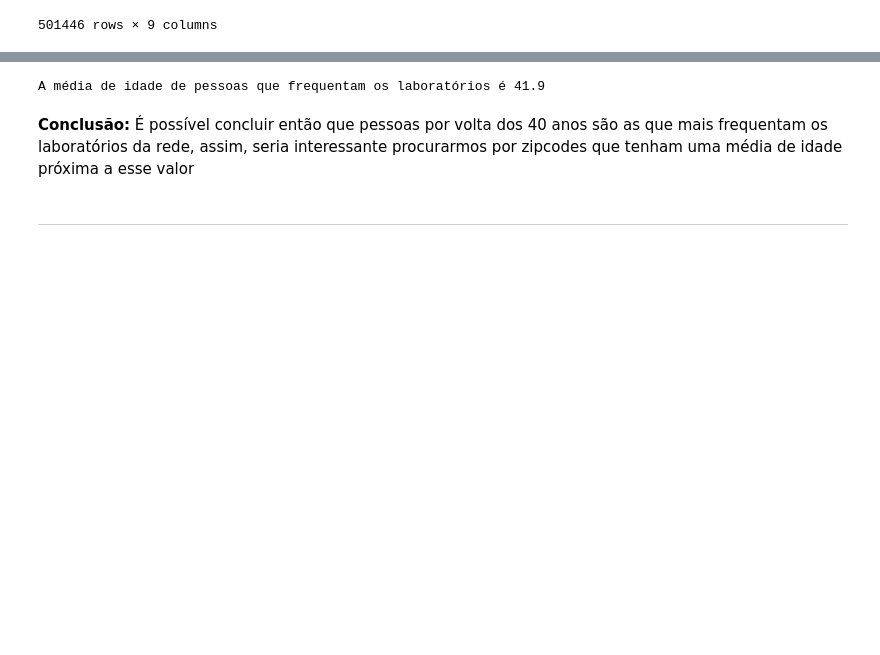
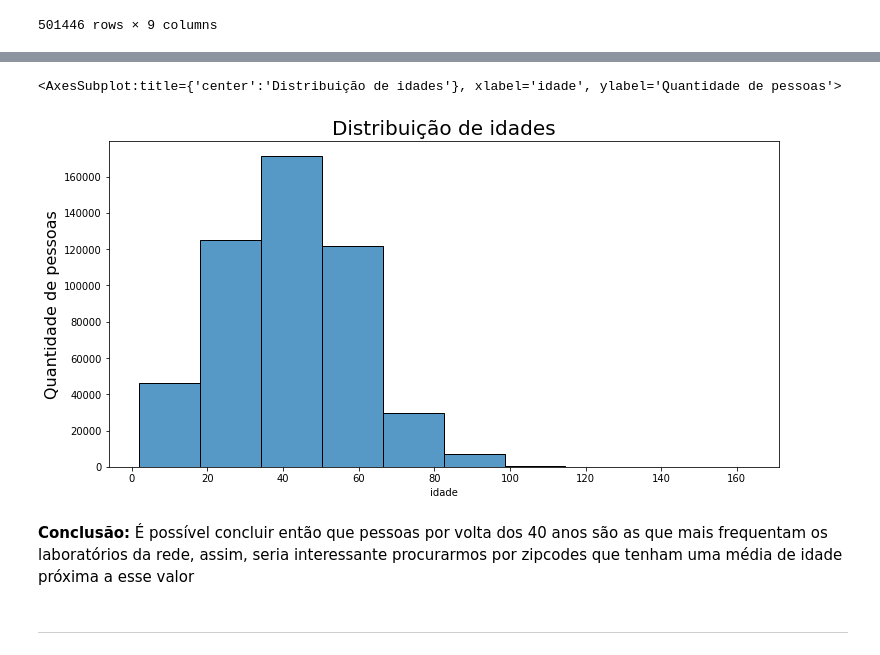
Before and after one commit to Davi-Tolen/ProjetoElo, a Jupyter notebook: Case Elo.ipynb, the cells around one changed output, grey strips where cells are left out. Saved outputs shown, nothing was run; the diff lists cells and outputs as text; code cells hidden in the pictures; blank space fills up the shorter version.

```diff
--- a/Case Elo.ipynb
+++ b/Case Elo.ipynb
@@ -278,6 +268,7 @@ pacientes_unicos_transactional_data
 501446 rows × 9 columns
 # %%
 pacientes_unicos_transactional_data['year'] = pd.DatetimeIndex(pacientes_unicos_transactional_data['date_of_birth']).year
+pacientes_unicos_transactional_data['idade'] = (2022 - pacientes_unicos_transactional_data['year'])
 pacientes_unicos_transactional_data
 # %% [output]
 |  | patient_id | gender | date_of_birth | date_of_service | service_id | lab_id | cod_item | testing_cost | ... |
@@ -296,10 +287,12 @@ pacientes_unicos_transactional_data
-# %%
-# calculando média de idade dos pacientes
-media = (2022 - (pacientes_unicos_transactional_data.year.mean()))
-print(f'A média de idade de pessoas que frequentam os laboratórios é {media:.1f}')
-pacientes_unicos_transactional_data.drop(columns=['year'], inplace = True)
-# %% [output]
-A média de idade de pessoas que frequentam os laboratórios é 41.9
+# %%
+ax = sns.histplot(pacientes_unicos_transactional_data['idade'],bins=10)
+ax.figure.set_size_inches(12,6)
+ax.set_title('Distribuição de idades', fontsize=20)
+ax.set_ylabel('Quantidade de pessoas', fontsize=16)
+ax
+# %% [output]
+<AxesSubplot:title={'center':'Distribuição de idades'}, xlabel='idade', ylabel='Quantidade de pessoas'>
+[figure, added]
 # %% [markdown]
 **Conclusão:** É possível concluir então que pessoas por volta dos 40 anos são as que mais frequentam os laboratórios da rede, assim, seria interessante procurarmos por zipcodes que tenham uma média de idade próxima a esse valor
 # %% [markdown]
```
Also changed, not shown: parts of 47 cells of this notebook, 5 other files.
